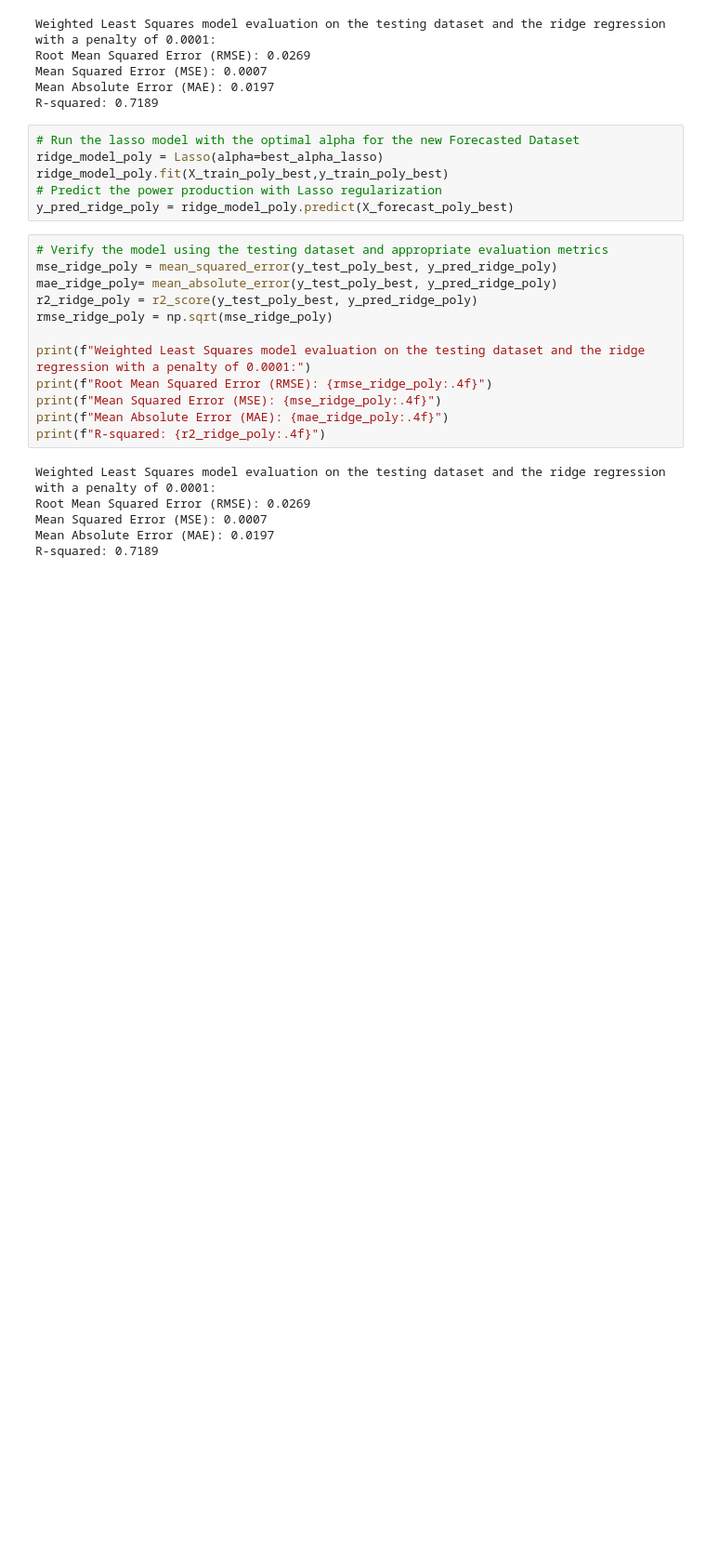
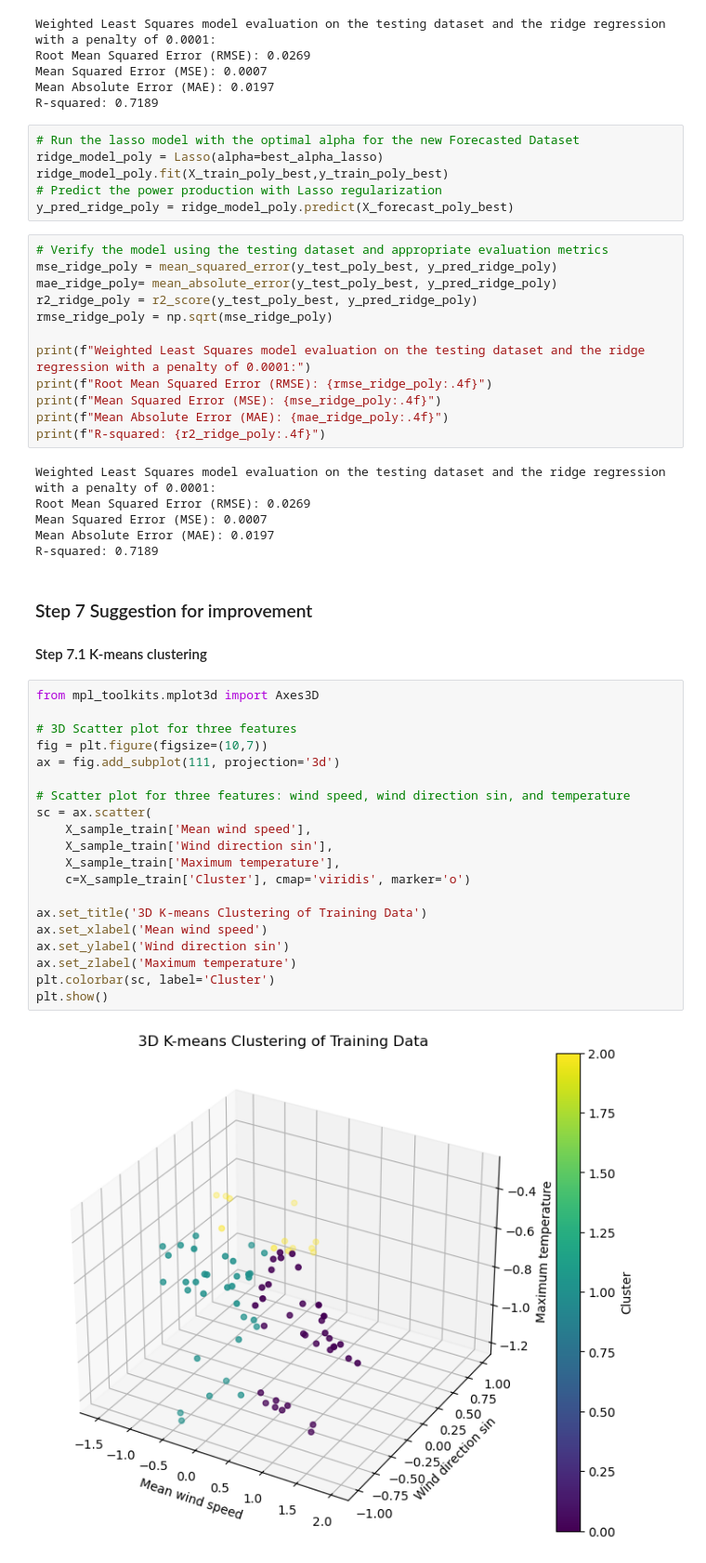
Before and after one commit to dzzz707/46765-ml-for-energy-systems, a Jupyter notebook: assignment1/notebook.ipynb, the cells around one changed output. Shown: that part at 93% size. Drawn from its saved outputs; the diff is of its cells as text; blank space fills up the shorter version.

Commit message:
step7

```diff
--- a/assignment1/notebook.ipynb
+++ b/assignment1/notebook.ipynb
@@ -704,3 +676,28 @@ Root Mean Squared Error (RMSE): 0.0269
 Mean Squared Error (MSE): 0.0007
 Mean Absolute Error (MAE): 0.0197
 R-squared: 0.7189
+# %% [markdown]
+### Step 7 Suggestion for improvement
+#### Step 7.1 K-means clustering
+# %%
+from mpl_toolkits.mplot3d import Axes3D
+
+# 3D Scatter plot for three features
+fig = plt.figure(figsize=(10,7))
+ax = fig.add_subplot(111, projection='3d')
+
+# Scatter plot for three features: wind speed, wind direction sin, and temperature
+sc = ax.scatter(
+    X_sample_train['Mean wind speed'],
+    X_sample_train['Wind direction sin'],
+    X_sample_train['Maximum temperature'],
+    c=X_sample_train['Cluster'], cmap='viridis', marker='o')
+
+ax.set_title('3D K-means Clustering of Training Data')
+ax.set_xlabel('Mean wind speed')
+ax.set_ylabel('Wind direction sin')
+ax.set_zlabel('Maximum temperature')
+plt.colorbar(sc, label='Cluster')
+plt.show()
+# %% [output]
+[figure, added]
```
Also changed, not shown: parts of 20 cells of this notebook, 1 other file.
